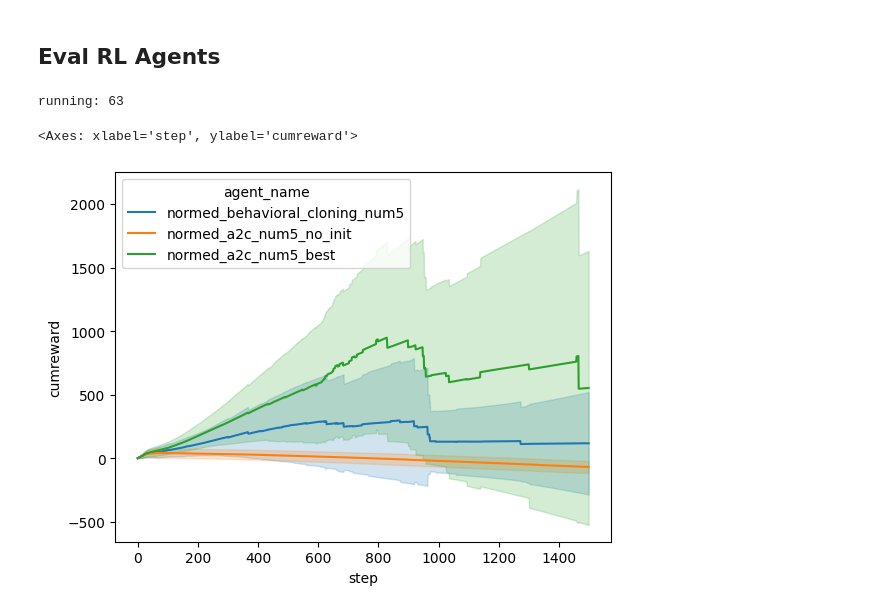
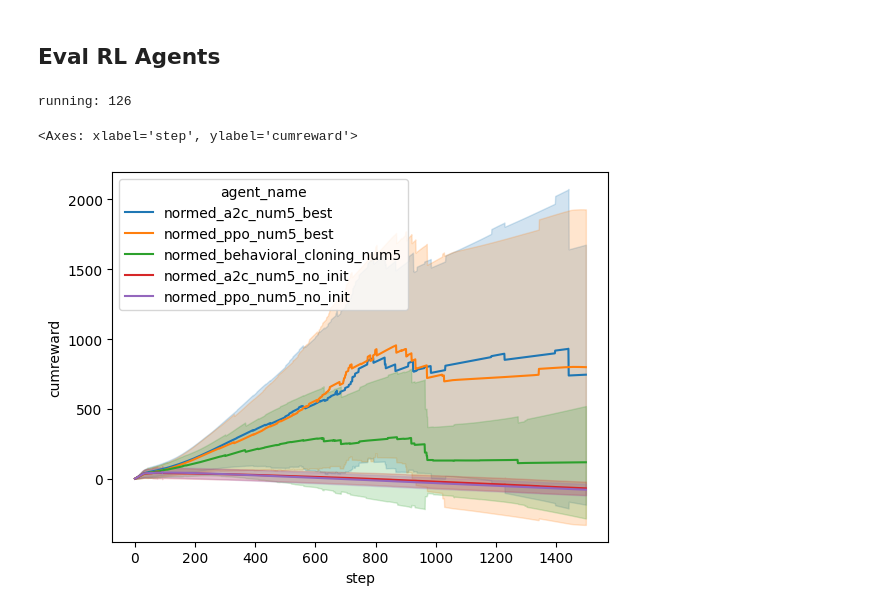
Before and after one commit to walidthekraken/stk_project, a Jupyter notebook: 1_FINAL_3_evaluation.ipynb, the cells around one changed output. Saved outputs shown, nothing was run; the diff lists cells and outputs as text; code cells hidden in the pictures.

```diff
--- a/1_FINAL_3_evaluation.ipynb
+++ b/1_FINAL_3_evaluation.ipynb
@@ -240,18 +240,18 @@ sns.lineplot(df, x='step', y='cumreward', errorbar='sd', hue='agent_name')
 path = 'stk_actor/trained_agents/'
 
 agents = [
-    [
-        'normed_behavioral_cloning_num5',
-        path+'normed_behavioral_cloning_num5/statedict',
-        path+'normed_behavioral_cloning_num5/buffer_mean',
-        path+'normed_behavioral_cloning_num5/buffer_std',
-        5,5,5,
-    ],
+    # [
+    #     'normed_behavioral_cloning_num5',
+    #     path+'normed_behavioral_cloning_num5/statedict',
+    #     path+'normed_behavioral_cloning_num5/buffer_mean',
+    #     path+'normed_behavioral_cloning_num5/buffer_std',
+    #     5,5,5,
+    # ],
     # [
     #     'normed_a2c_num5_no_init',
     #     path+'normed_a2c_num5_no_init/statedict',
-    #     path+'normed_ppo_num5_no_init/buffer_mean',
-    #     path+'normed_ppo_num5_no_init/buffer_std',
+    #     path+'normed_a2c_num5_no_init/buffer_mean',
+    #     path+'normed_a2c_num5_no_init/buffer_std',
     #     5,5,5,
     # ],
     # [
@@ -261,13 +261,20 @@ agents = [
     #     path+'normed_ppo_num5_no_init/buffer_std',
     #     5,5,5,
     # ],
-    # [
-    #     'normed_a2c_num5_best',
-    #     path+'normed_a2c_num5_best/statedict',
-    #     path+'normed_ppo_num5_no_init/buffer_mean',
-    #     path+'normed_ppo_num5_no_init/buffer_std',
-    #     5,5,5,
-    # ],
+    [
+        'normed_a2c_num5_best',
+        path+'normed_a2c_num5_best/statedict',
+        path+'normed_a2c_num5_best/buffer_mean',
+        path+'normed_a2c_num5_best/buffer_std',
+        5,5,5,
+    ],
+    [
+        'normed_ppo_num5_best',
+        path+'normed_ppo_num5_best/statedict',
+        path+'normed_ppo_num5_best/buffer_mean',
+        path+'normed_ppo_num5_best/buffer_std',
+        5,5,5,
+    ],
 ]
 
 net_arch=[1024,1024,1024]
@@ -306,4 +313,4 @@ for agent_name, statedict_path, mean_path, std_path, state_items, state_karts, s
 # %%
 records = parallel_run_episodes(args_list)
 # %% [output]
-running: 63
+running: 126
@@ -317,8 +327,9 @@ df = pd.concat(
 # df.to_csv('res1.csv')
 # %%
 sns.lineplot(
-    df[[not x for x in df['agent_name'].str.contains('ppo').tolist()]], x='step', y='cumreward', errorbar='sd', hue='agent_name'
+    # df[[not x for x in df['agent_name'].str.contains('ppo').tolist()]], x='step', y='cumreward', errorbar='sd', hue='agent_name'
+    df, x='step', y='cumreward', errorbar='sd', hue='agent_name'
 )
 # %% [output]
 <Axes: xlabel='step', ylabel='cumreward'>
-[figure, old version]
+[figure, new version]
```
Also changed, not shown: parts of 1 cell of this notebook, 30 other files.
